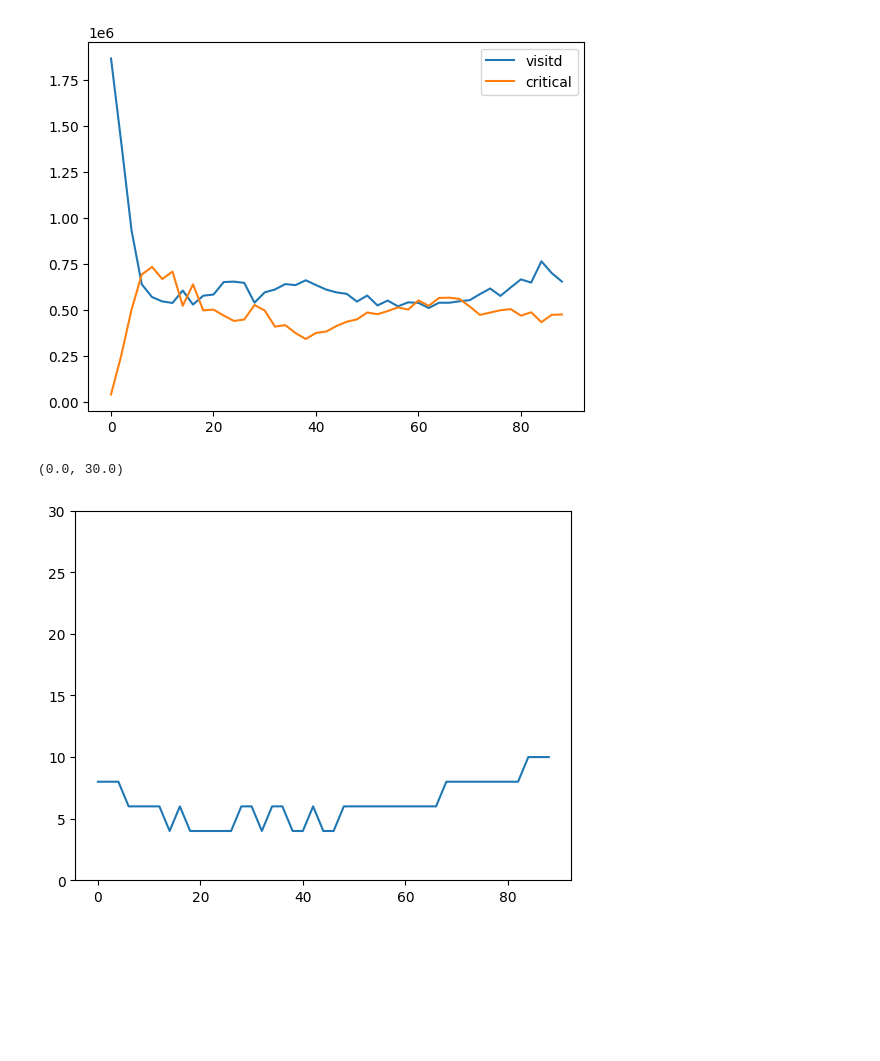
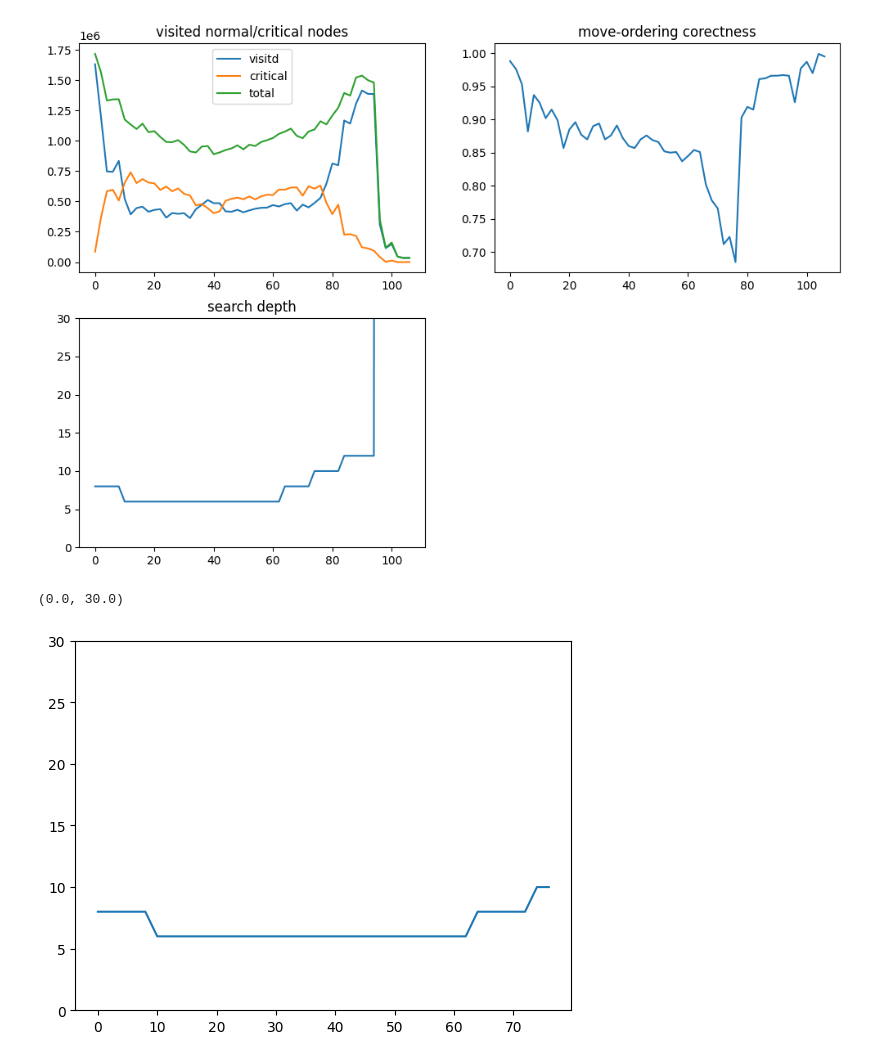
Before and after one commit to jf099005/TCG_final, a Jupyter notebook: wakasagihime/analyze.ipynb, the cells around one changed output. Drawn from its saved outputs; the diff is of its cells as text; code cells hidden in the pictures; blank space fills up the shorter version.

```diff
--- a/wakasagihime/analyze.ipynb
+++ b/wakasagihime/analyze.ipynb
@@ -1,5 +1,5 @@
 # %%
-record_path = '/mnt/20F408ADF408876E/TCG/TCG_final/wakasagihime/record/record_of_negascout2025-12-29_00-22-56.txt'
+record_path = '/mnt/20F408ADF408876E/TCG/TCG_final/wakasagihime/record/record_of_pure_negamax2025-12-29_22-52-08.txt'
 with open(record_path, 'r') as f:
     content = f.read()
 # %%
@@ -66,18 +84,33 @@ for s in content.split('@'):
 # %%
 import matplotlib.pyplot as plt
+plt.figure(figsize=(12, 8))
+plt.subplot(2,2,1)
 plt.plot(steps, visited_positions, label = 'visitd')
 plt.plot(steps, visited_criricals, label = 'critical')
+plt.plot(steps, [x+y for(x,y) in zip(visited_positions, visited_criricals)], label = 'total')
 plt.legend()
+plt.title('visited normal/critical nodes')
+
+plt.subplot(2,2,2)
+plt.plot(steps, prediction_correctness)
+plt.title('move-ordering corectness')
+# plt.legend()
+
+plt.subplot(2,2,3)
+plt.plot(steps, search_depth)
+plt.ylim(0, 30)
+plt.title('search depth')
+
 plt.show()
 # %% [output]
-[figure, old version]
+[figure, new version]
 # %%
 import matplotlib.pyplot as plt
 plt.plot(steps, search_depth)
 plt.ylim(0, 30)
 # %% [output]
 (0.0, 30.0)
-[figure, old version]
+[figure, new version]
 # %%
 plt.plot(steps, prediction_correctness)
 plt.show()
```
Also changed, not shown: parts of 2 cells of this notebook, 15 other files.
